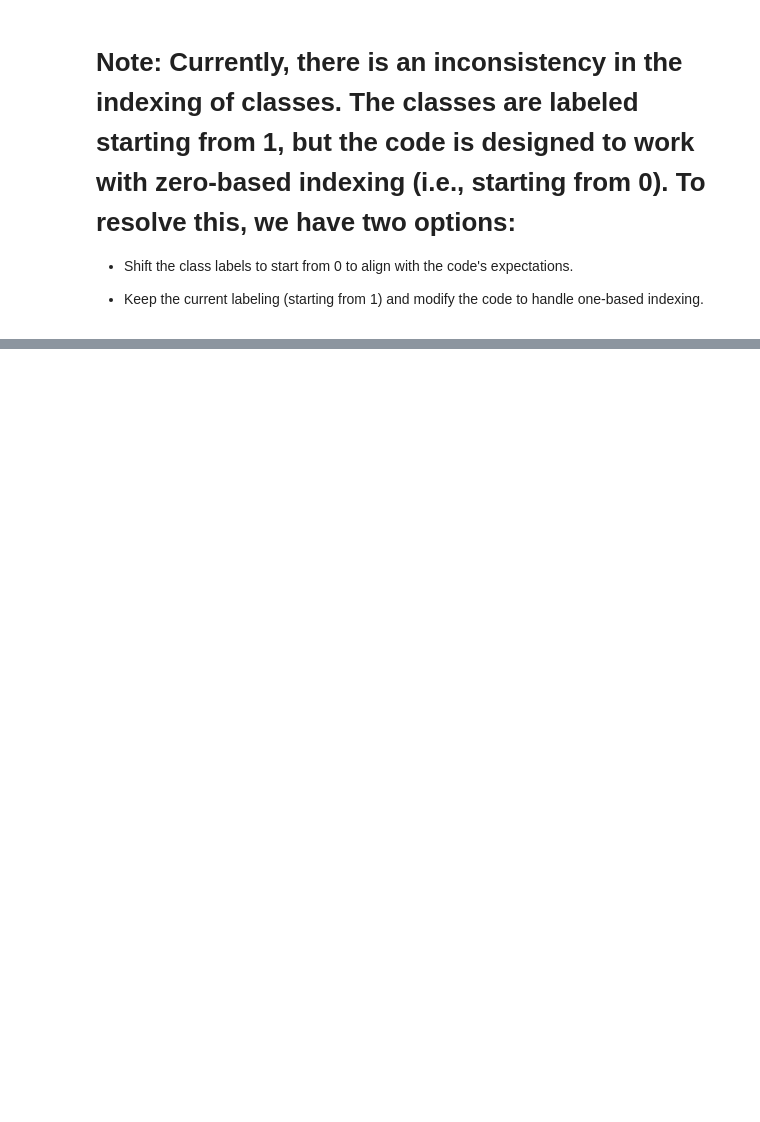
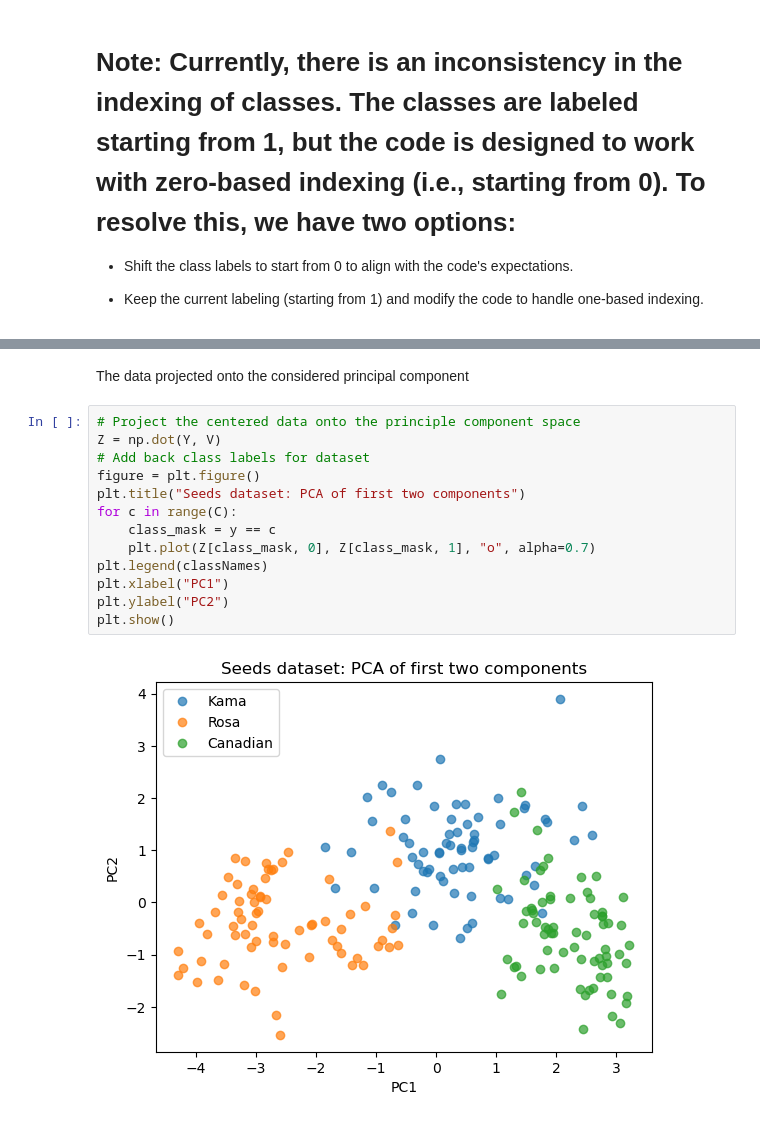
Before and after one commit to Connorudd02/Project_1, a Jupyter notebook: Project_1.ipynb, the cells around one changed output, grey strips where cells are left out. Cells and saved outputs as stored; diff of their text form; blank space fills up the shorter version.

```diff
--- a/Project_1.ipynb
+++ b/Project_1.ipynb
@@ -107,0 +209,17 @@ plt.show()
+# %% [markdown]
+The data projected onto the considered principal component
+# %%
+# Project the centered data onto the principle component space
+Z = np.dot(Y, V)
+# Add back class labels for dataset
+figure = plt.figure()
+plt.title("Seeds dataset: PCA of first two components")
+for c in range(C):
+    class_mask = y == c
+    plt.plot(Z[class_mask, 0], Z[class_mask, 1], "o", alpha=0.7)
+plt.legend(classNames)
+plt.xlabel("PC1")
+plt.ylabel("PC2")
+plt.show()
+# %% [output]
+[figure, added]
```
Also changed, not shown: parts of 19 cells of this notebook.
